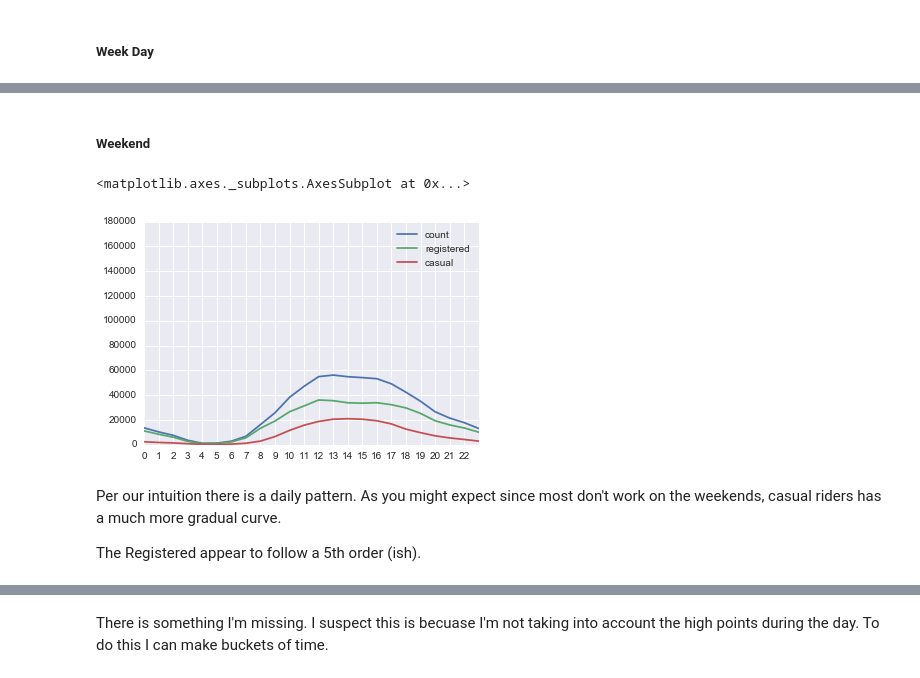
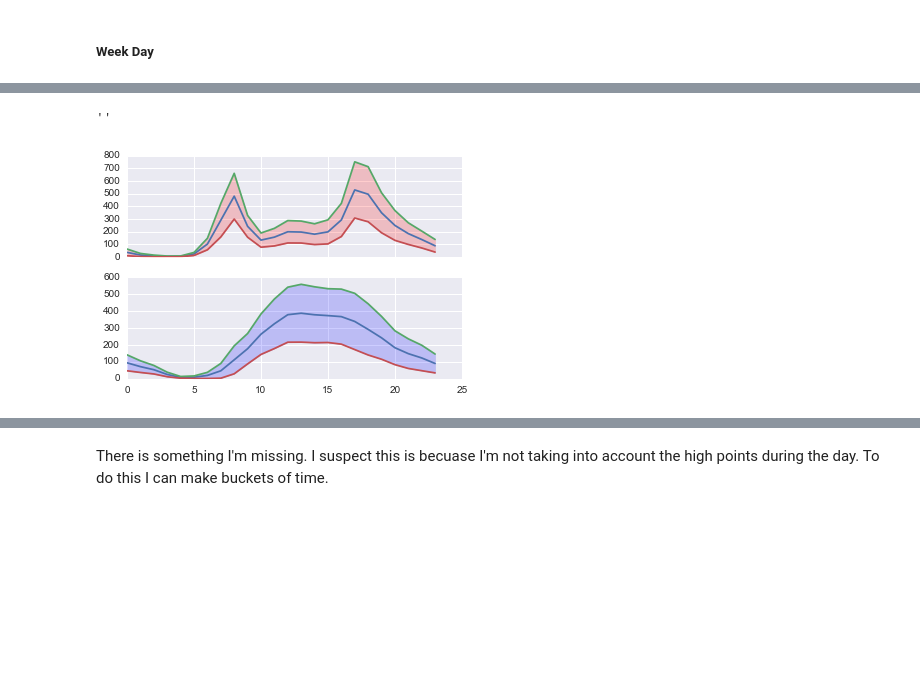
Before and after one commit to Ryanglambert/dc_bike_share_analysis, a Jupyter notebook: Bike_Share_EDA.ipynb, the cells around one changed output, grey strips where cells are left out. Drawn from its saved outputs; the diff is of its cells as text; code cells hidden in the pictures; blank space fills up the shorter version.

```diff
--- a/Bike_Share_EDA.ipynb
+++ b/Bike_Share_EDA.ipynb
@@ -148,12 +106,40 @@ train_hours.plot(xticks=range(0,23,1))
-# %% [markdown]
-##### Weekend
-# %%
-train_wknd_hours = train_wknd.groupby(train_wknd.index.hour)[['count','registered','casual']].sum()
-train_wknd_hours.plot(xticks=range(0,23,1), ylim=(0, 180000))
-# %% [output]
-<matplotlib.axes._subplots.AxesSubplot at 0x...>
-[figure, removed]
-# %% [markdown]
-Per our intuition there is a daily pattern.  As you might expect since most don't work on the weekends, casual riders has a much more gradual curve.
-
-The Registered appear to follow a 5th order (ish).
+# %%
+train_hours = train_wk_day.groupby(train_wk_day.index.hour)[['count', 'registered', 'casual']].mean()
+train_hours['count_stdev'] = train_wk_day.groupby(train_wk_day.index.hour)['count'].std()
+train_hours['count+stdev'] = train_hours['count'] + train_hours['count_stdev']
+train_hours['count-stdev'] = train_hours['count'] - train_hours['count_stdev']
+
+fig, ax = plt.subplots(2, sharex=True)
+ax[0].plot(train_hours.drop(['registered', 'casual', 'count_stdev'], axis=1))
+
+ax[0].fill_between(train_hours.index, train_hours['count-stdev'],
+                 train_hours['count+stdev'], alpha=0.1,
+                                                    color="r")
+ax[0].fill_between(train_hours.index, train_hours['count-stdev'],
+                 train_hours['count+stdev'], alpha=0.1,
+                                                    color="r")
+# ax[0].xticks(range(0, 24, 1))
+# ax[0].ylim(0, 800)
+
+### Second Plot
+train_wknd_hours = train_wknd.groupby(train_wknd.index.hour)[['count','registered','casual']].mean()
+train_wknd_hours['count_stdev'] = train_wknd.groupby(train_wknd.index.hour)['count'].std()
+train_wknd_hours['count+stdev'] = train_wknd_hours['count'] + train_wknd_hours['count_stdev']
+train_wknd_hours['count-stdev'] = train_wknd_hours['count'] - train_wknd_hours['count_stdev']
+# train_wknd_hours.plot(xticks=range(0,23,1), ylim=(0, 600))
+ax[1].plot(train_wknd_hours.drop(['registered', 'casual', 'count_stdev'], axis=1))
+ax[1].fill_between(train_wknd_hours.index, train_wknd_hours['count-stdev'],
+                 train_wknd_hours['count+stdev'], alpha=0.1,
+                                                    color="b")
+ax[1].fill_between(train_wknd_hours.index, train_wknd_hours['count-stdev'],
+                 train_wknd_hours['count+stdev'], alpha=0.1,
+                                                    color="b")
+# ax[1].xticks(range(0, 24, 1))
+# ax[1].ylim(0,800)
+
+# ax[1].ylabel('Average Count')
+# ax[1].xlabel('Time of Day 24h')
+;
+# %% [output]
+''
+[figure, added]
```
Also changed, not shown: parts of 47 cells of this notebook.
